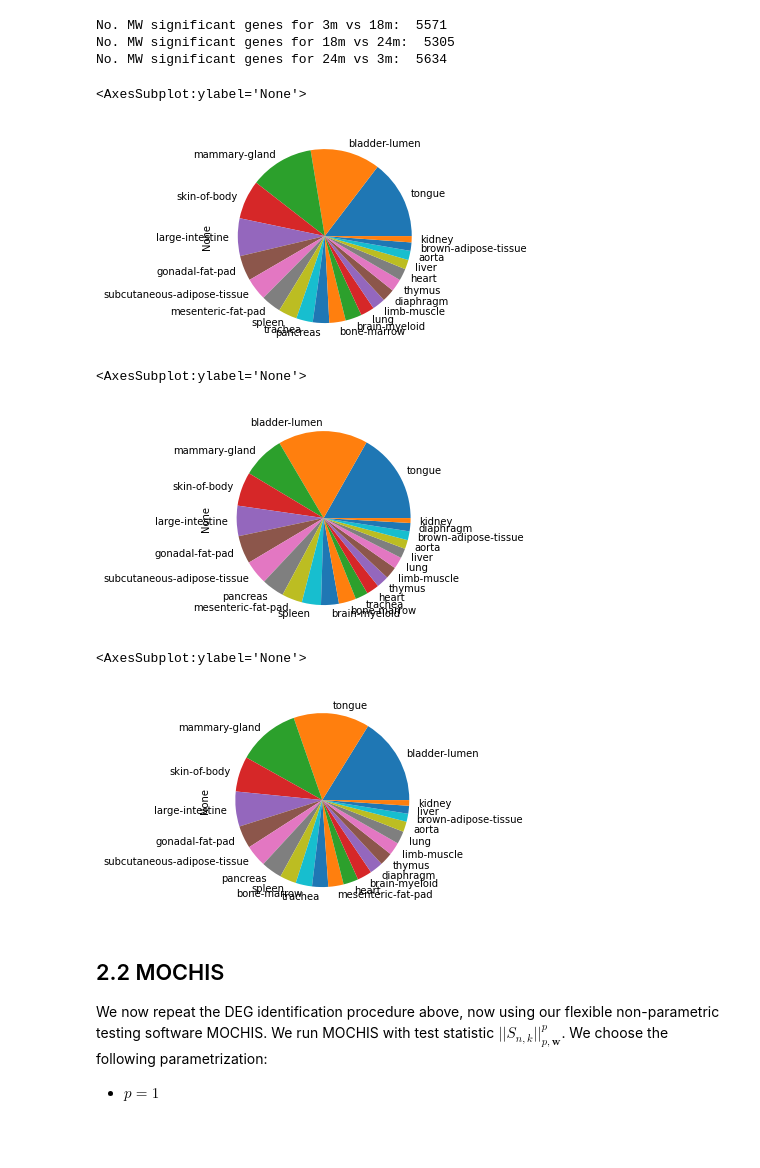
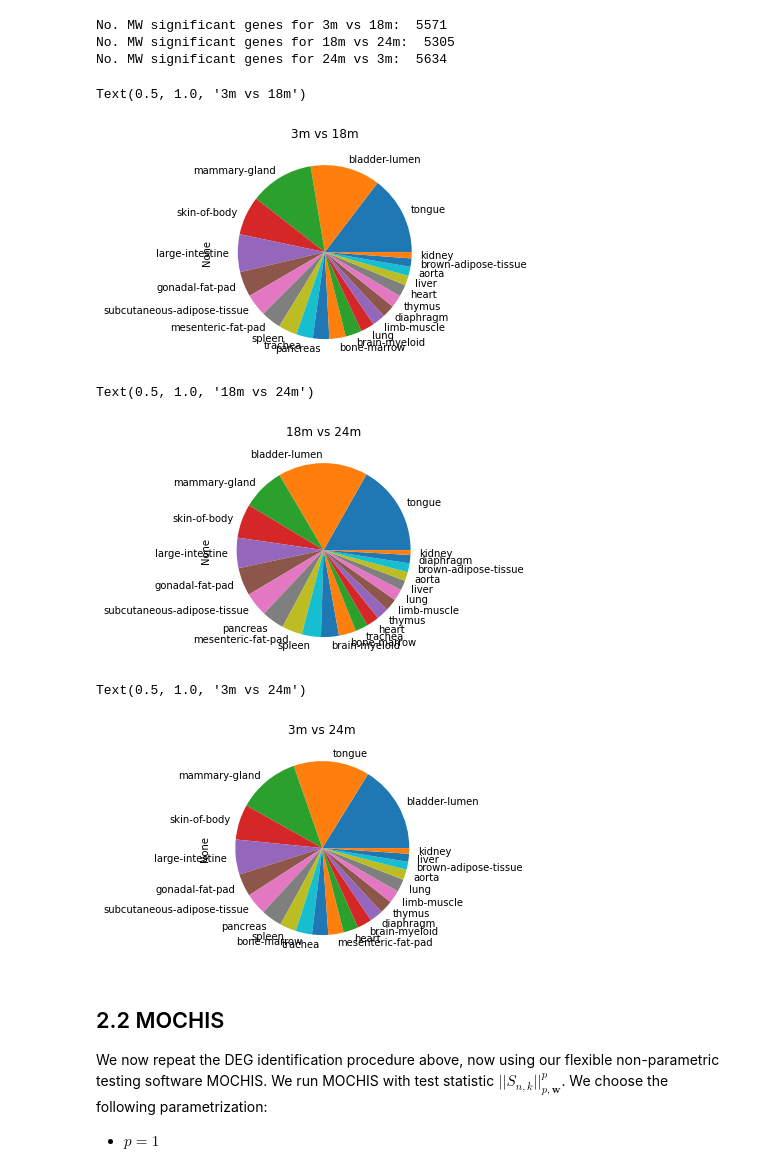
Before and after one commit to songlab-cal/MOCHIS, a Jupyter notebook: python/tabula-muris-analysis/tabula_muris_all.ipynb, the cells around one changed output. Cells and saved outputs as stored; diff of their text form; code cells hidden in the pictures; blank space fills up the shorter version.

```diff
--- a/python/tabula-muris-analysis/tabula_muris_all.ipynb
+++ b/python/tabula-muris-analysis/tabula_muris_all.ipynb
@@ -239,19 +239,22 @@ No. MW significant genes for 18m vs 24m:  5305
 No. MW significant genes for 24m vs 3m:  5634
 # %%
 df_3_18.value_counts("TISSUE").plot(kind="pie")
+plt.title('3m vs 18m')
 # %% [output]
-<AxesSubplot:ylabel='None'>
+Text(0.5, 1.0, '3m vs 18m')
-[figure, old version]
+[figure, new version]
 # %%
 df_18_24.value_counts("TISSUE").plot(kind="pie")
+plt.title('18m vs 24m')
 # %% [output]
-<AxesSubplot:ylabel='None'>
+Text(0.5, 1.0, '18m vs 24m')
-[figure, old version]
+[figure, new version]
 # %%
 df_24_3.value_counts("TISSUE").plot(kind="pie")
+plt.title('3m vs 24m')
 # %% [output]
-<AxesSubplot:ylabel='None'>
+Text(0.5, 1.0, '3m vs 24m')
-[figure, old version]
+[figure, new version]
 # %% [markdown]
 ## 2.2 MOCHIS
 
```
Also changed, not shown: parts of 22 cells of this notebook, 3 other files.
